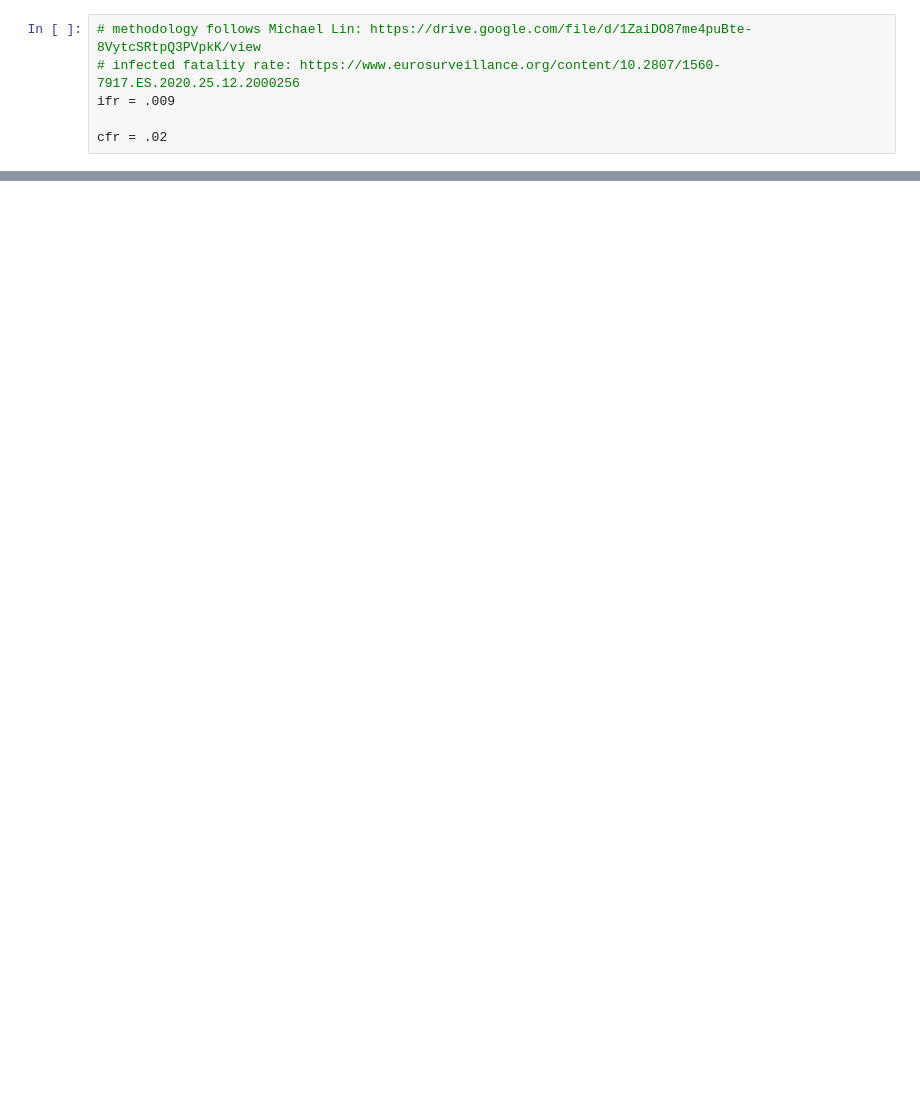
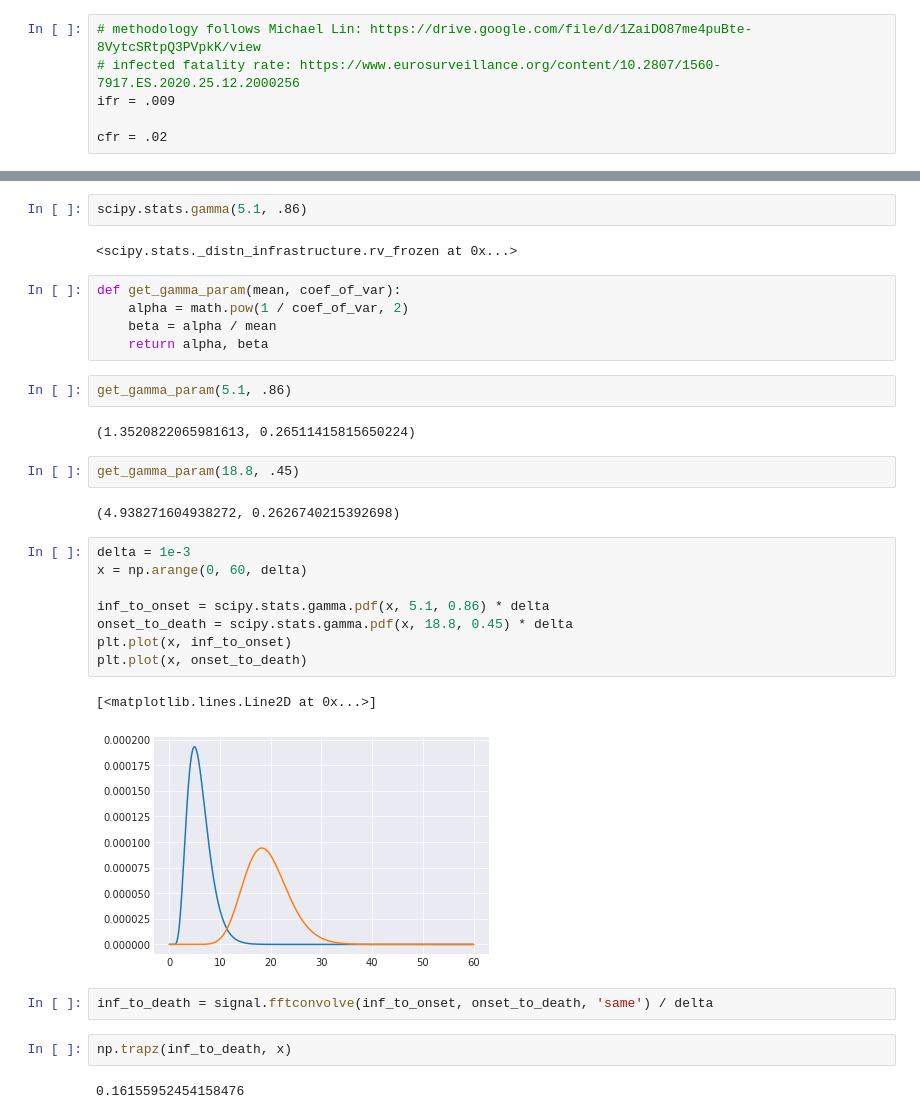
Before and after one commit to bensonlee5/covid19, a Jupyter notebook: covid_nytimes.ipynb, the cells around one changed output, grey strips where cells are left out. Cells and saved outputs as stored; diff of their text form; blank space fills up the shorter version.

```diff
--- a/covid_nytimes.ipynb
+++ b/covid_nytimes.ipynb
@@ -139,0 +146,34 @@ NameError: name 'df_cases' is not defined
+# %%
+scipy.stats.gamma(5.1, .86)
+# %% [output]
+<scipy.stats._distn_infrastructure.rv_frozen at 0x...>
+# %%
+def get_gamma_param(mean, coef_of_var):
+    alpha = math.pow(1 / coef_of_var, 2)
+    beta = alpha / mean
+    return alpha, beta
+# %%
+get_gamma_param(5.1, .86)
+# %% [output]
+(1.3520822065981613, 0.26511415815650224)
+# %%
+get_gamma_param(18.8, .45)
+# %% [output]
+(4.938271604938272, 0.2626740215392698)
+# %%
+delta = 1e-3
+x = np.arange(0, 60, delta)
+
+inf_to_onset = scipy.stats.gamma.pdf(x, 5.1, 0.86) * delta
+onset_to_death = scipy.stats.gamma.pdf(x, 18.8, 0.45) * delta
+plt.plot(x, inf_to_onset)
+plt.plot(x, onset_to_death)
+# %% [output]
+[<matplotlib.lines.Line2D at 0x...>]
+[figure, added]
+# %%
+inf_to_death = signal.fftconvolve(inf_to_onset, onset_to_death, 'same') / delta
+# %%
+np.trapz(inf_to_death, x)
+# %% [output]
+0.16155952454158476
```
Also changed, not shown: parts of 66 cells of this notebook.
